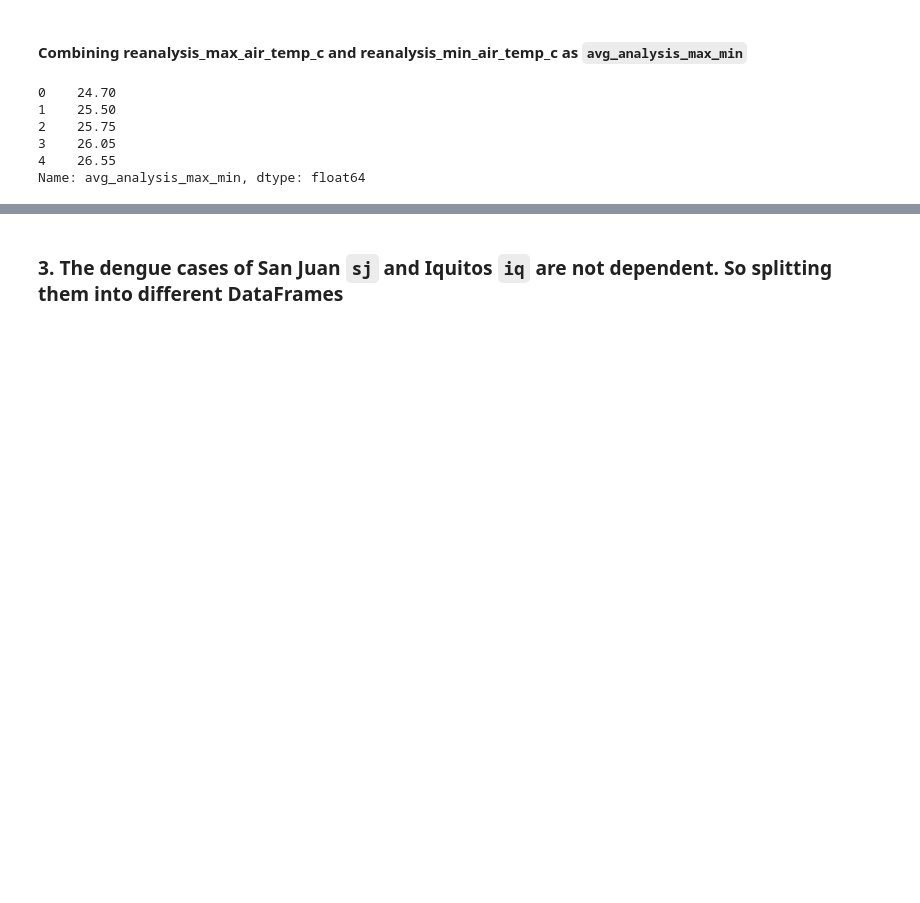
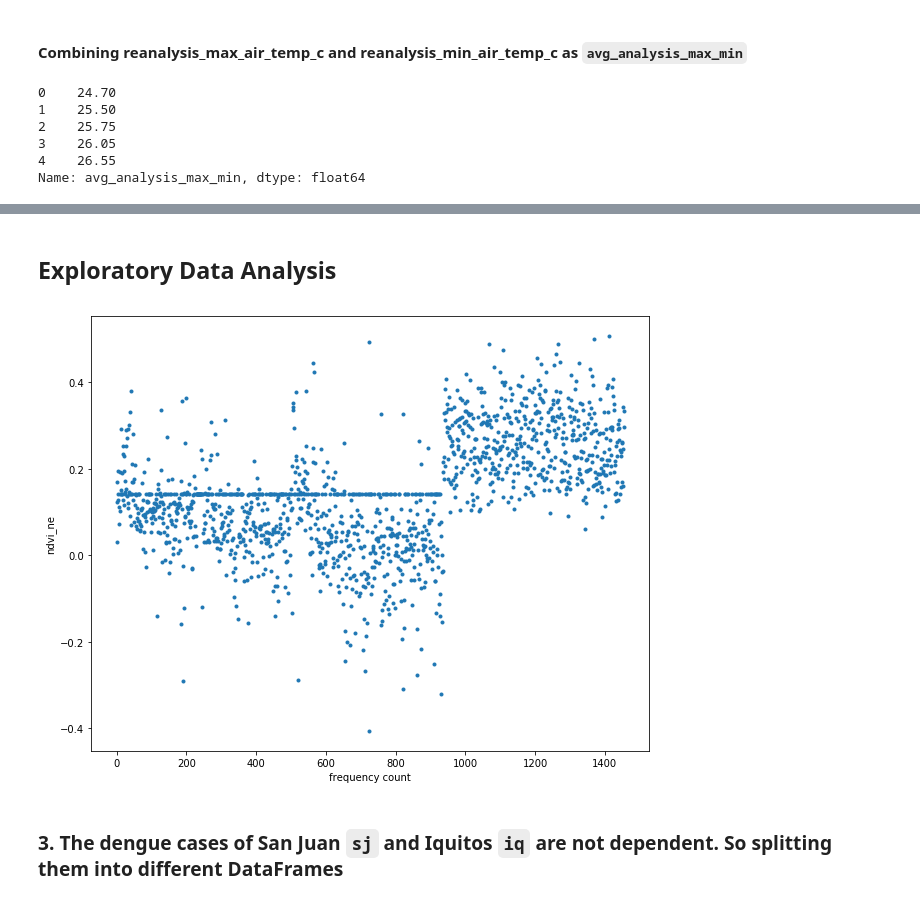
Before and after one commit to sansha94/DengAI, a Jupyter notebook: train.ipynb, the cells around one changed output, grey strips where cells are left out. Drawn from its saved outputs; the diff is of its cells as text; code cells hidden in the pictures; blank space fills up the shorter version.

```diff
--- a/train.ipynb
+++ b/train.ipynb
@@ -221,3 +236,15 @@ dengue_features['total_cases'] = dengue_labels['total_cases']
+# %% [markdown]
+## Exploratory Data Analysis
+# %%
+# Setting plot size
+plt.rcParams['figure.figsize'] = [10, 8]
+# %%
+plt.plot(dengue_features[x[0]], marker='.', linestyle='none')
+plt.xlabel('frequency count')
+plt.ylabel('ndvi_ne')
+plt.show()
+# %% [output]
+[figure, added]
 # %% [markdown]
 ### 3. The dengue cases of San Juan `sj`  and Iquitos `iq` are not dependent. So splitting them into different DataFrames
 # %%
```
Also changed, not shown: parts of 2 cells of this notebook.
